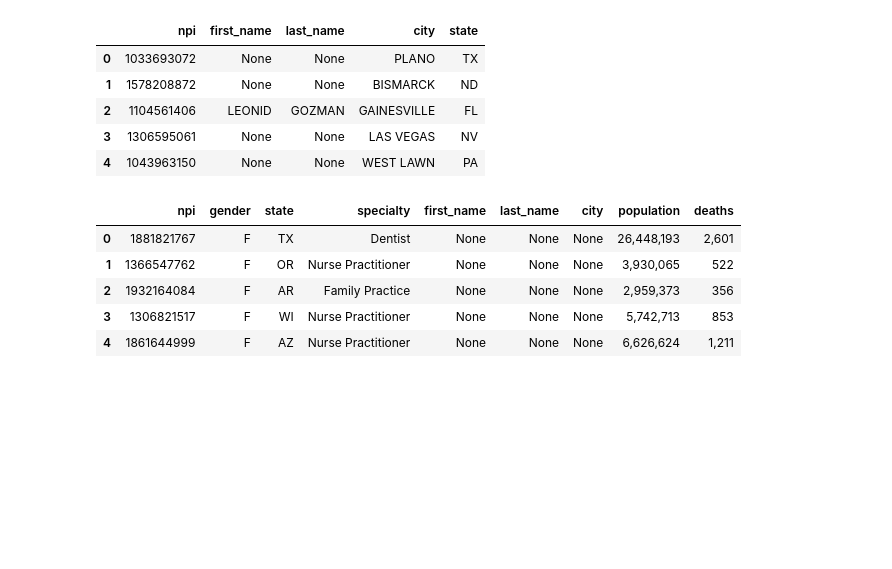
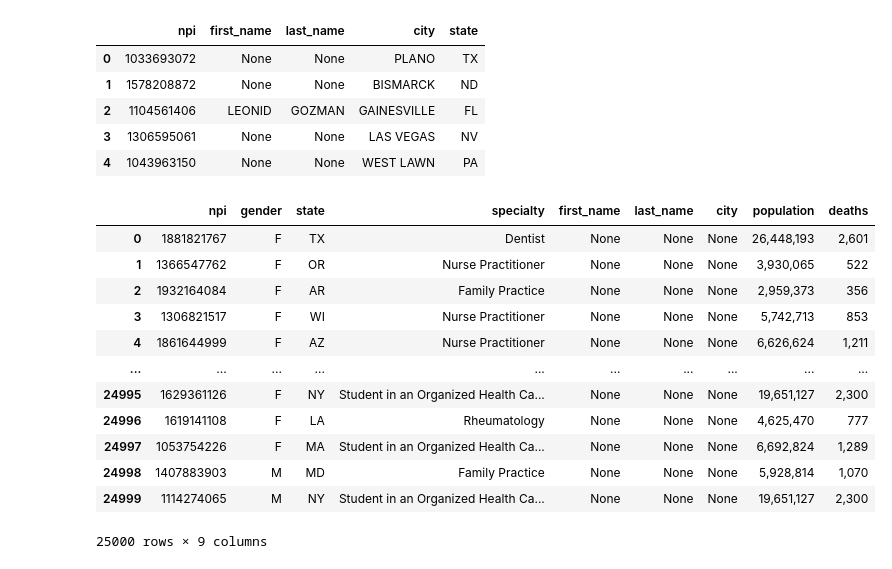
Before and after one commit to Mcusac/Project-2, a Jupyter notebook: Notebook.ipynb, the cells around one changed output. Saved outputs shown, nothing was run; the diff lists cells and outputs as text; code cells hidden in the pictures; blank space fills up the shorter version.

Commit message:
finalfinal

```diff
--- a/Notebook.ipynb
+++ b/Notebook.ipynb
@@ -172,18 +177,27 @@ pd.read_sql_query('select * from provider_name_loc', con=engine).head()
 | 4 | 1043963150 | None | None | WEST LAWN | PA |
 # %%
 # Join tables into one table
-pd.read_sql_query(
+final_df1 = pd.read_sql_query(
     'select prescriber_info.npi, prescriber_info.gender, prescriber_info.state, prescriber_info.specialty,\
          provider_name_loc.first_name, provider_name_loc.last_name, provider_name_loc.city, \
             overdoses.population, overdoses.deaths\
             from prescriber_info \
             LEFT JOIN provider_name_loc ON provider_name_loc.npi=prescriber_info.npi\
                 LEFT JOIN overdoses ON overdoses.state=prescriber_info.state',
-    con=engine).head()
+    con=engine)
+
+final_df1
 # %% [output]
 |  | npi | gender | state | specialty | first_name | last_name | city | population | deaths |
 | 0 | 1881821767 | F | TX | Dentist | None | None | None | 26,448,193 | 2,601 |
 | 1 | 1366547762 | F | OR | Nurse Practitioner | None | None | None | 3,930,065 | 522 |
 | 2 | 1932164084 | F | AR | Family Practice | None | None | None | 2,959,373 | 356 |
 | 3 | 1306821517 | F | WI | Nurse Practitioner | None | None | None | 5,742,713 | 853 |
 | 4 | 1861644999 | F | AZ | Nurse Practitioner | None | None | None | 6,626,624 | 1,211 |
+| ... | ... | ... | ... | ... | ... | ... | ... | ... | ... |
+| 24995 | 1629361126 | F | NY | Student in an Organized Health Ca... | None | None | None | 19,651,127 | 2,300 |
+| 24996 | 1619141108 | F | LA | Rheumatology | None | None | None | 4,625,470 | 777 |
+| 24997 | 1053754226 | F | MA | Student in an Organized Health Ca... | None | None | None | 6,692,824 | 1,289 |
+| 24998 | 1407883903 | M | MD | Family Practice | None | None | None | 5,928,814 | 1,070 |
+| 24999 | 1114274065 | M | NY | Student in an Organized Health Ca... | None | None | None | 19,651,127 | 2,300 |
+25000 rows × 9 columns
```
Also changed, not shown: parts of 3 cells of this notebook, 1 other file.
